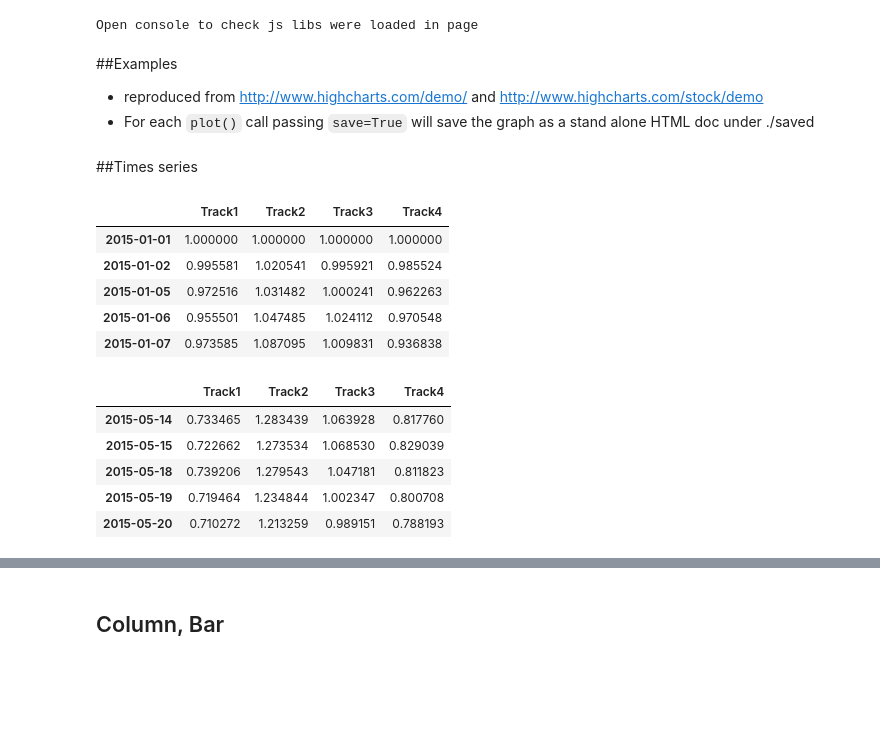
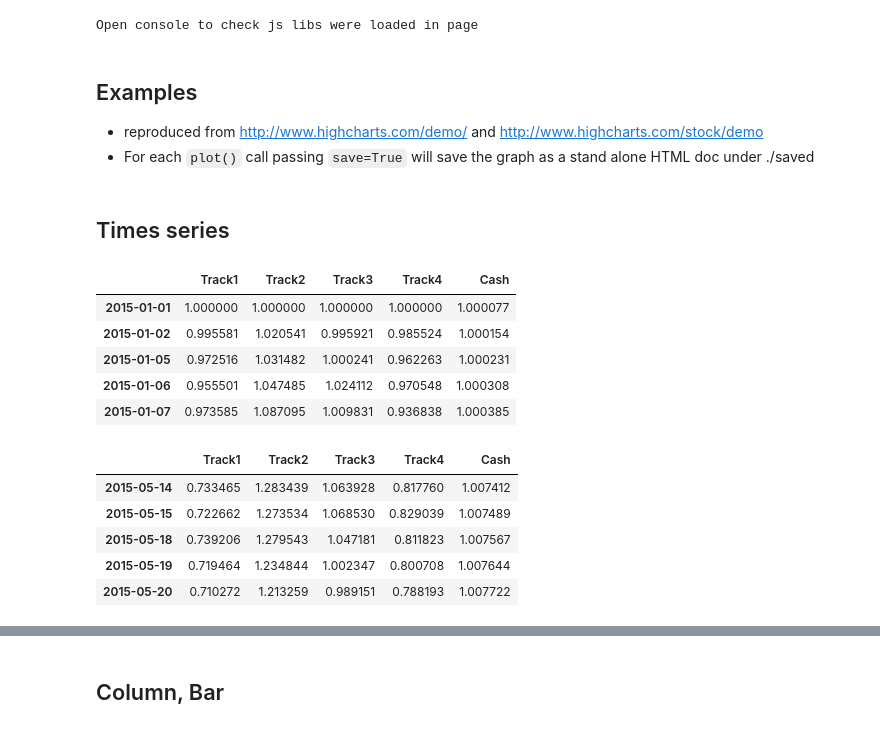
Before and after one commit to oscar6echo/ezhc, a Jupyter notebook: demo_ezhc.ipynb, the cells around one changed output, grey strips where cells are left out. Saved outputs shown, nothing was run; the diff lists cells and outputs as text; code cells hidden in the pictures; blank space fills up the shorter version.

```diff
--- a/demo_ezhc.ipynb
+++ b/demo_ezhc.ipynb
@@ -8,29 +8,30 @@ import ezhc as hc
 # %% [output]
 Open console to check js libs were loaded in page
 # %% [markdown]
-##Examples
+## Examples
 + reproduced from http://www.highcharts.com/demo/ and http://www.highcharts.com/stock/demo
 + For each `plot()` call passing `save=True` will save the graph as a stand alone HTML doc under ./saved
 # %% [markdown]
-##Times series
+## Times series
 # %%
 df = hc.sample.df_timeseries(N=4)
-
+df['Cash'] = 1.0+0.02/260
+df['Cash'] = df['Cash'].cumprod()
 display(df.head())
 display(df.tail())
 # %% [output]
-|  | Track1 | Track2 | Track3 | Track4 |
-| 2015-01-01 | 1.000000 | 1.000000 | 1.000000 | 1.000000 |
-| 2015-01-02 | 0.995581 | 1.020541 | 0.995921 | 0.985524 |
-| 2015-01-05 | 0.972516 | 1.031482 | 1.000241 | 0.962263 |
-| 2015-01-06 | 0.955501 | 1.047485 | 1.024112 | 0.970548 |
-| 2015-01-07 | 0.973585 | 1.087095 | 1.009831 | 0.936838 |
+|  | Track1 | Track2 | Track3 | Track4 | Cash |
+| 2015-01-01 | 1.000000 | 1.000000 | 1.000000 | 1.000000 | 1.000077 |
+| 2015-01-02 | 0.995581 | 1.020541 | 0.995921 | 0.985524 | 1.000154 |
+| 2015-01-05 | 0.972516 | 1.031482 | 1.000241 | 0.962263 | 1.000231 |
+| 2015-01-06 | 0.955501 | 1.047485 | 1.024112 | 0.970548 | 1.000308 |
+| 2015-01-07 | 0.973585 | 1.087095 | 1.009831 | 0.936838 | 1.000385 |
-|  | Track1 | Track2 | Track3 | Track4 |
-| 2015-05-14 | 0.733465 | 1.283439 | 1.063928 | 0.817760 |
-| 2015-05-15 | 0.722662 | 1.273534 | 1.068530 | 0.829039 |
-| 2015-05-18 | 0.739206 | 1.279543 | 1.047181 | 0.811823 |
-| 2015-05-19 | 0.719464 | 1.234844 | 1.002347 | 0.800708 |
-| 2015-05-20 | 0.710272 | 1.213259 | 0.989151 | 0.788193 |
+|  | Track1 | Track2 | Track3 | Track4 | Cash |
+| 2015-05-14 | 0.733465 | 1.283439 | 1.063928 | 0.817760 | 1.007412 |
+| 2015-05-15 | 0.722662 | 1.273534 | 1.068530 | 0.829039 | 1.007489 |
+| 2015-05-18 | 0.739206 | 1.279543 | 1.047181 | 0.811823 | 1.007567 |
+| 2015-05-19 | 0.719464 | 1.234844 | 1.002347 | 0.800708 | 1.007644 |
+| 2015-05-20 | 0.710272 | 1.213259 | 0.989151 | 0.788193 | 1.007722 |
 # %%
 g = hc.Highstock()
 
```
Also changed, not shown: parts of 16 cells of this notebook, 13 other files.
